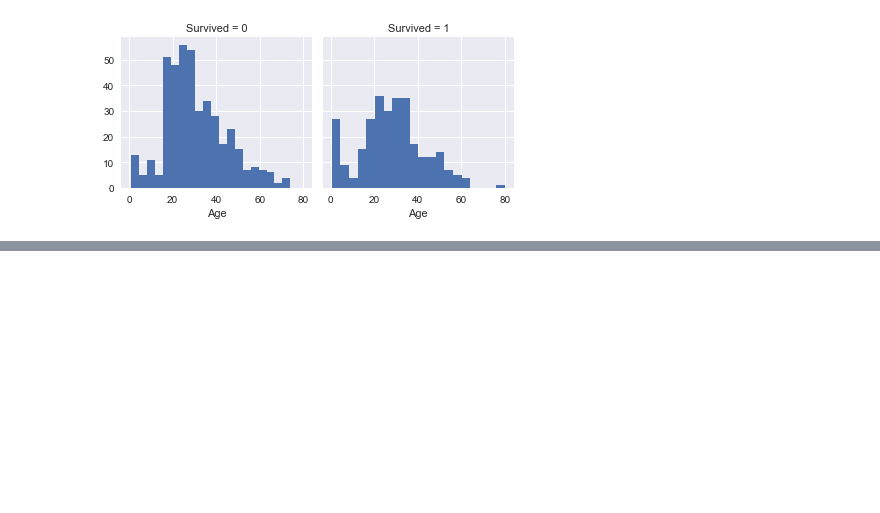
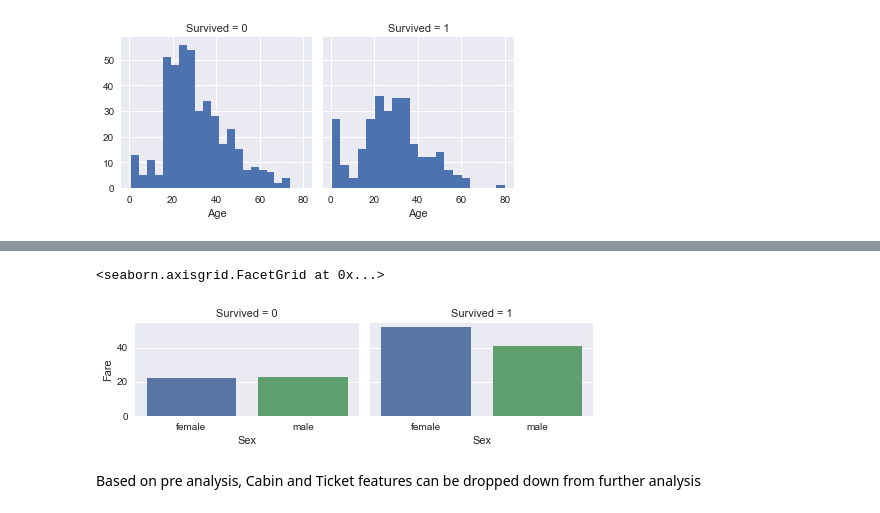
Before and after one commit to niwasmaskey/TitanicDataAnalysis, a Jupyter notebook: TitanicDataAnalysis_Notebook.ipynb, the cells around one changed output, grey strips where cells are left out. Saved outputs shown, nothing was run; the diff lists cells and outputs as text; code cells hidden in the pictures; blank space fills up the shorter version.

```diff
--- a/TitanicDataAnalysis_Notebook.ipynb
+++ b/TitanicDataAnalysis_Notebook.ipynb
@@ -35,0 +97,9 @@ g.map(plt.hist,'Age',bins=20)
+# %%
+grid = sns.FacetGrid(train_df, col='Survived', size=2.2, aspect=1.6)
+grid.map(sns.barplot, 'Sex', 'Fare', palette='deep',ci=None)
+grid.add_legend()
+# %% [output]
+<seaborn.axisgrid.FacetGrid at 0x...>
+[figure, added]
+# %% [markdown]
+Based on pre analysis, Cabin and Ticket features can be dropped down from further analysis
```
Also changed, not shown: parts of 14 cells of this notebook.
